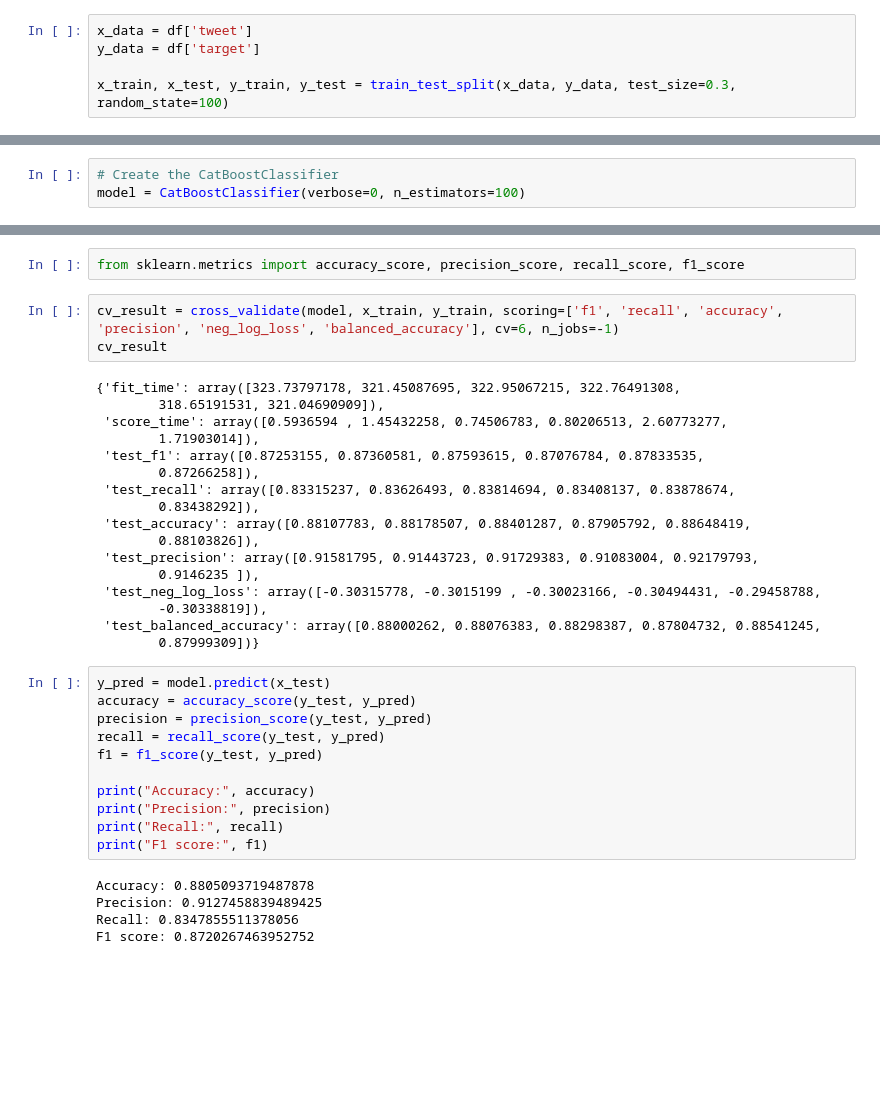
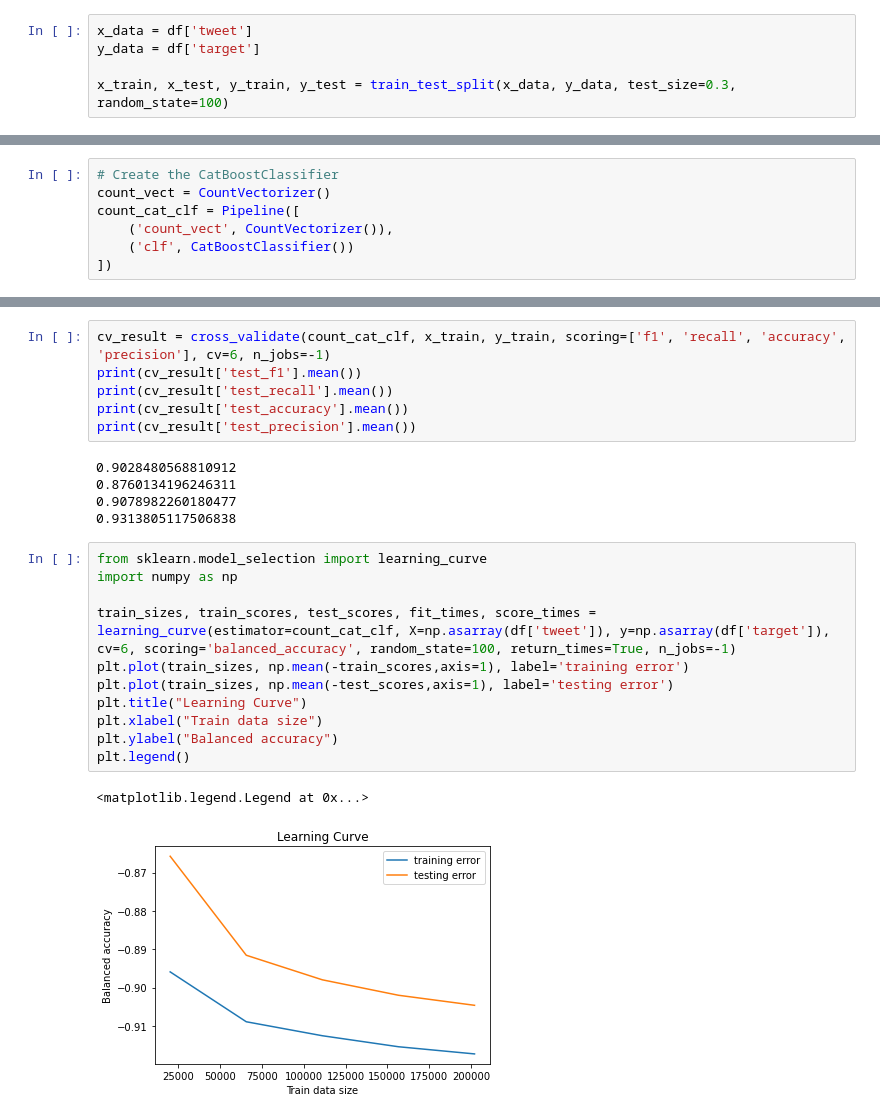
Before and after one commit to BryanEgbert/sentimental_analysis, a Jupyter notebook: CatBoostRev.ipynb, the cells around one changed output, grey strips where cells are left out. Cells and saved outputs as stored; diff of their text form; blank space fills up the shorter version.

Commit message:
Replace Tfidvectorizer with Countvectorizer

```diff
--- a/CatBoostRev.ipynb
+++ b/CatBoostRev.ipynb
@@ -131,3 +133,7 @@ from sklearn.feature_extraction.text import TfidfVectorizer
 # %%
 # Create the CatBoostClassifier
-model = CatBoostClassifier(verbose=0, n_estimators=100)
+count_vect = CountVectorizer()
+count_cat_clf = Pipeline([
+    ('count_vect', CountVectorizer()),
+    ('clf', CatBoostClassifier())
+])
@@ -179,38 +140,25 @@ plt.show()
-# %%
-from sklearn.metrics import accuracy_score, precision_score, recall_score, f1_score
 # %%
-cv_result = cross_validate(model, x_train, y_train, scoring=['f1', 'recall', 'accuracy', 'precision', 'neg_log_loss', 'balanced_accuracy'], cv=6, n_jobs=-1)
-cv_result
+cv_result = cross_validate(count_cat_clf, x_train, y_train, scoring=['f1', 'recall', 'accuracy', 'precision'], cv=6, n_jobs=-1)
+print(cv_result['test_f1'].mean())
+print(cv_result['test_recall'].mean())
+print(cv_result['test_accuracy'].mean())
+print(cv_result['test_precision'].mean())
 # %% [output]
-{'fit_time': array([323.73797178, 321.45087695, 322.95067215, 322.76491308,
-        318.65191531, 321.04690909]),
- 'score_time': array([0.5936594 , 1.45432258, 0.74506783, 0.80206513, 2.60773277,
-        1.71903014]),
- 'test_f1': array([0.87253155, 0.87360581, 0.87593615, 0.87076784, 0.87833535,
-        0.87266258]),
- 'test_recall': array([0.83315237, 0.83626493, 0.83814694, 0.83408137, 0.83878674,
-        0.83438292]),
- 'test_accuracy': array([0.88107783, 0.88178507, 0.88401287, 0.87905792, 0.88648419,
-        0.88103826]),
- 'test_precision': array([0.91581795, 0.91443723, 0.91729383, 0.91083004, 0.92179793,
-        0.9146235 ]),
- 'test_neg_log_loss': array([-0.30315778, -0.3015199 , -0.30023166, -0.30494431, -0.29458788,
-        -0.30338819]),
- 'test_balanced_accuracy': array([0.88000262, 0.88076383, 0.88298387, 0.87804732, 0.88541245,
-        0.87999309])}
+0.9028480568810912
+0.8760134196246311
+0.9078982260180477
+0.9313805117506838
-# %%
-y_pred = model.predict(x_test)
-accuracy = accuracy_score(y_test, y_pred)
-precision = precision_score(y_test, y_pred)
-recall = recall_score(y_test, y_pred)
-f1 = f1_score(y_test, y_pred)
-
-print("Accuracy:", accuracy)
-print("Precision:", precision)
-print("Recall:", recall)
-print("F1 score:", f1)
-# %% [output]
-Accuracy: 0.8805093719487878
-Precision: 0.9127458839489425
-Recall: 0.8347855511378056
-F1 score: 0.8720267463952752
+# %%
+from sklearn.model_selection import learning_curve
+import numpy as np
+
+train_sizes, train_scores, test_scores, fit_times, score_times = learning_curve(estimator=count_cat_clf, X=np.asarray(df['tweet']), y=np.asarray(df['target']), cv=6, scoring='balanced_accuracy', random_state=100, return_times=True, n_jobs=-1)
+plt.plot(train_sizes, np.mean(-train_scores,axis=1), label='training error')
+plt.plot(train_sizes, np.mean(-test_scores,axis=1), label='testing error')
+plt.title("Learning Curve")
+plt.xlabel("Train data size")
+plt.ylabel("Balanced accuracy")
+plt.legend()
+# %% [output]
+<matplotlib.legend.Legend at 0x...>
+[figure, added]
```
Also changed, not shown: parts of 9 cells of this notebook, 1 other file.
